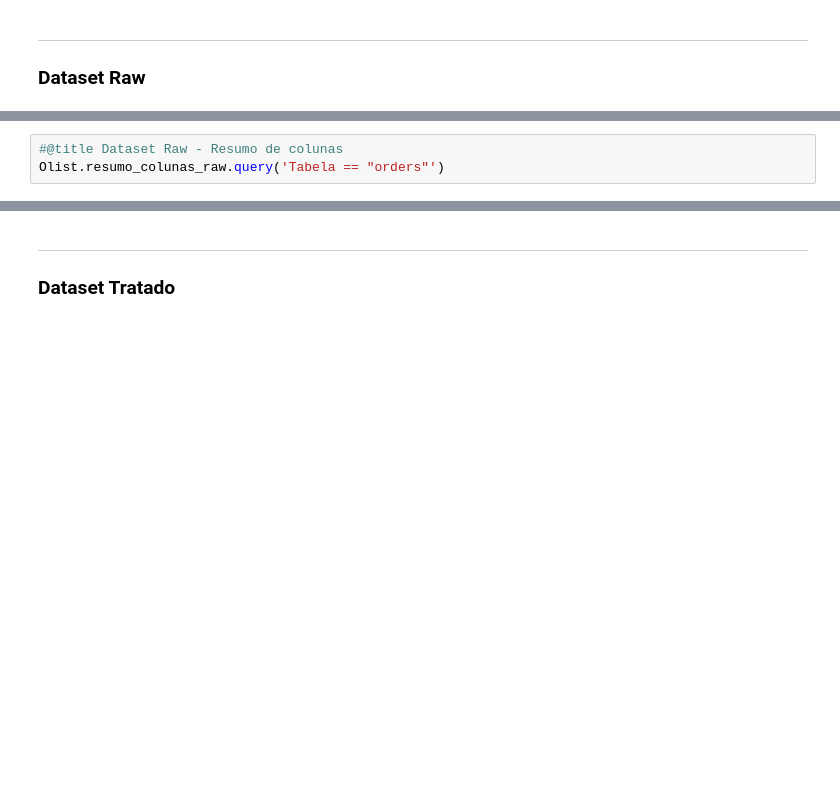
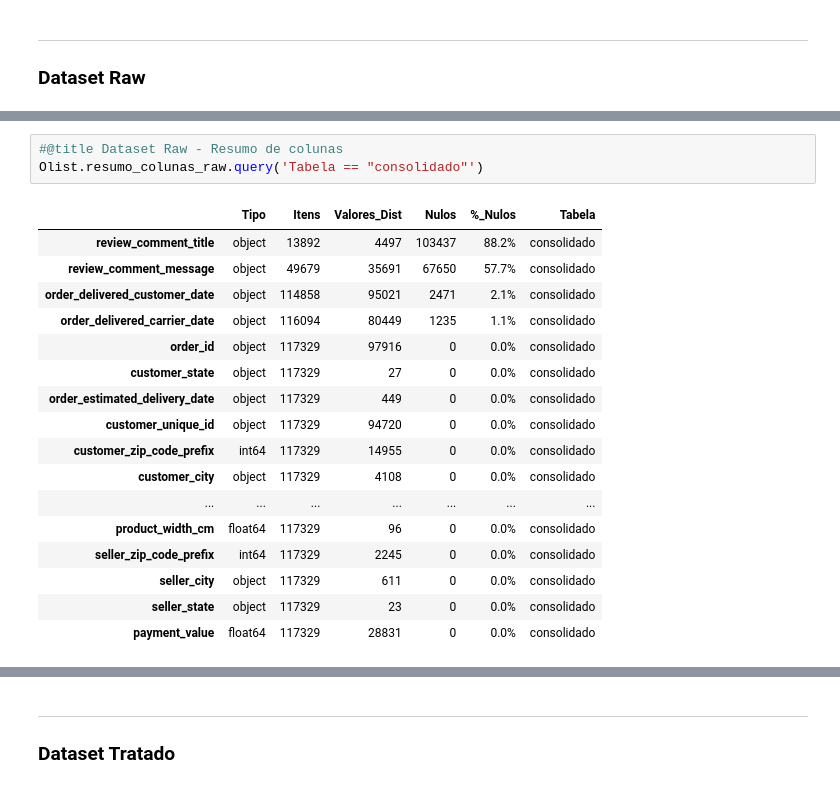
Before and after one commit to Andrvz/Pos_Graduacao_MVP, a Jupyter notebook: MVP_2_Olist.ipynb, the cells around one changed output, grey strips where cells are left out. Saved outputs shown, nothing was run; the diff lists cells and outputs as text; blank space fills up the shorter version.

```diff
--- a/MVP_2_Olist.ipynb
+++ b/MVP_2_Olist.ipynb
@@ -728,6 +818,24 @@ Olist.resumo_tabelas_raw
 # %%
 #@title Dataset Raw - Resumo de colunas
-Olist.resumo_colunas_raw.query('Tabela == "orders"')
+Olist.resumo_colunas_raw.query('Tabela == "consolidado"')
+# %% [output]
+|  | Tipo | Itens | Valores_Dist | Nulos | %_Nulos | Tabela |
+| review_comment_title | object | 13892 | 4497 | 103437 | 88.2% | consolidado |
+| review_comment_message | object | 49679 | 35691 | 67650 | 57.7% | consolidado |
+| order_delivered_customer_date | object | 114858 | 95021 | 2471 | 2.1% | consolidado |
+| order_delivered_carrier_date | object | 116094 | 80449 | 1235 | 1.1% | consolidado |
+| order_id | object | 117329 | 97916 | 0 | 0.0% | consolidado |
+| customer_state | object | 117329 | 27 | 0 | 0.0% | consolidado |
+| order_estimated_delivery_date | object | 117329 | 449 | 0 | 0.0% | consolidado |
+| customer_unique_id | object | 117329 | 94720 | 0 | 0.0% | consolidado |
+| customer_zip_code_prefix | int64 | 117329 | 14955 | 0 | 0.0% | consolidado |
+| customer_city | object | 117329 | 4108 | 0 | 0.0% | consolidado |
+| ... | ... | ... | ... | ... | ... | ... |
+| product_width_cm | float64 | 117329 | 96 | 0 | 0.0% | consolidado |
+| seller_zip_code_prefix | int64 | 117329 | 2245 | 0 | 0.0% | consolidado |
+| seller_city | object | 117329 | 611 | 0 | 0.0% | consolidado |
+| seller_state | object | 117329 | 23 | 0 | 0.0% | consolidado |
+| payment_value | float64 | 117329 | 28831 | 0 | 0.0% | consolidado |
 # %%
 #@title Dataset Raw - Consulta às tabelas
 VIZ.widget_visualizar_dataset({key: Olist.dataset_raw[key] for key in ['customer', 'orders', 'order_items', 'order_payments', 'order_reviews', 'products', 'sellers','consolidado']})
```
Also changed, not shown: parts of 22 cells of this notebook.
